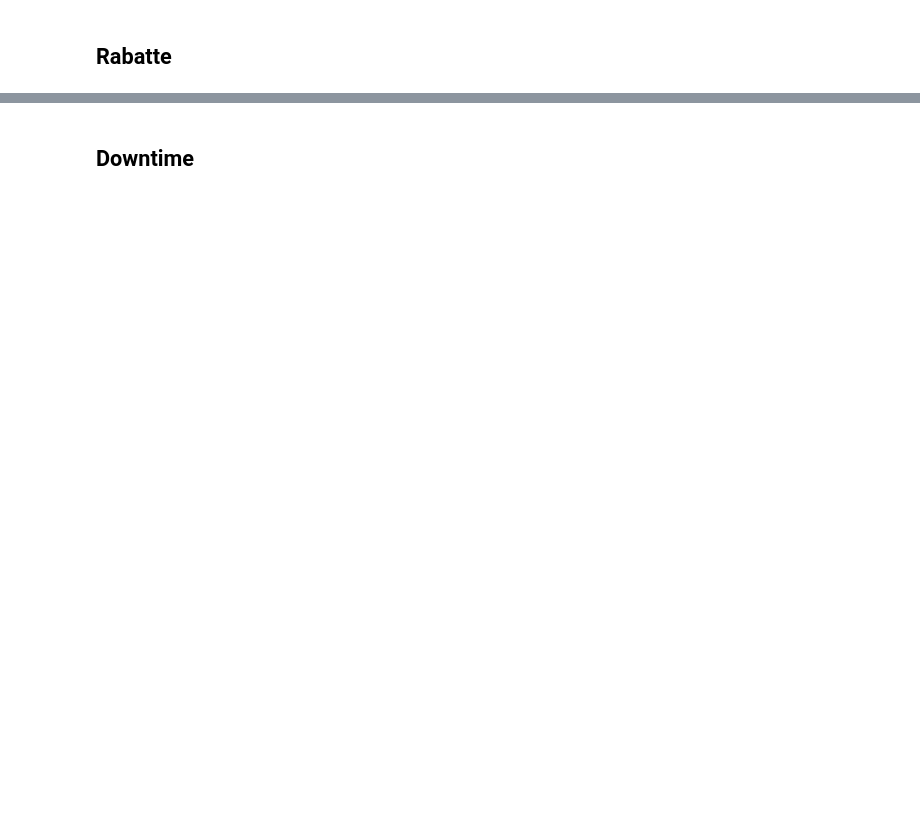
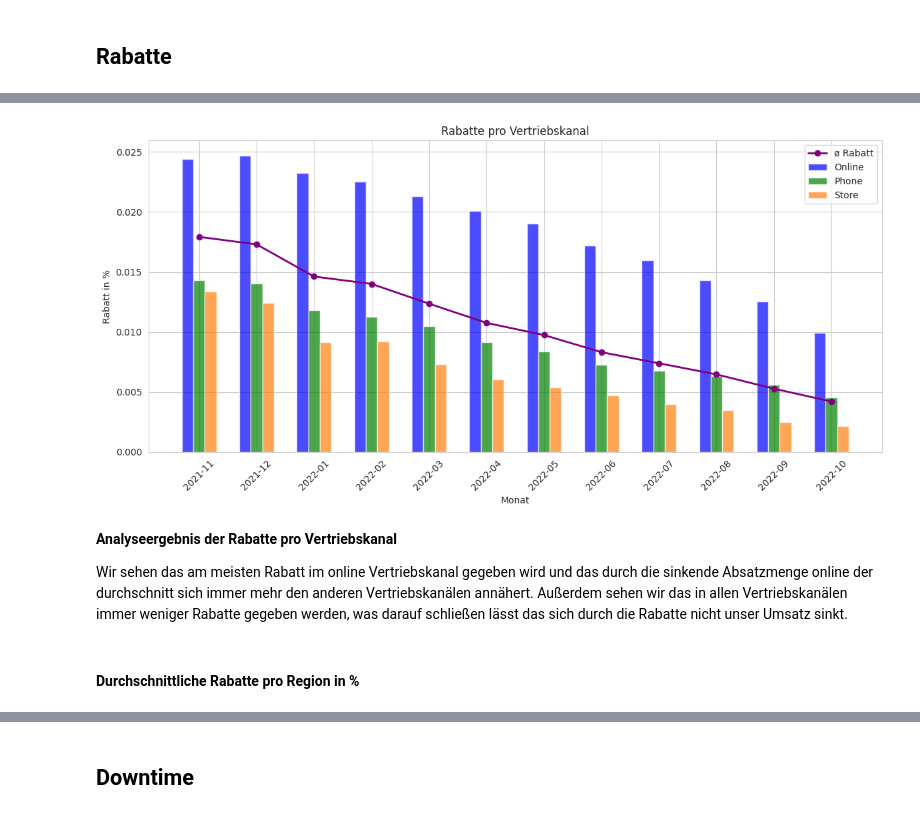
Before and after one commit to AliBenBali/TabletGmbHProjekt, a Jupyter notebook: Fallstudie_Novakovic_Elbers_Cicek_Barberi.ipynb, the cells around one changed output, grey strips where cells are left out. Cells and saved outputs as stored; diff of their text form; code cells hidden in the pictures; blank space fills up the shorter version.

```diff
--- a/Fallstudie_Novakovic_Elbers_Cicek_Barberi.ipynb
+++ b/Fallstudie_Novakovic_Elbers_Cicek_Barberi.ipynb
@@ -836,37 +1159,45 @@ df_discounts_store_monthly['date'] = df_discounts_store_monthly['date'].dt.to_ti
 plt.figure(figsize=(12, 6))
 
 # Extract year and month from the 'date' column
 df_discounts_online_monthly['year_month'] = df_discounts_online_monthly['date'].dt.strftime('%Y-%m')
 
 # Create a list of unique year_month values for x-axis
 x_labels = df_discounts_online_monthly['year_month'].unique()
 x = np.arange(len(df_discounts_online_monthly['date']))
 
 # Define the width for each bar
 bar_width = 0.2
 
 # Create the bar plots for each sales channel
-plt.bar(x - bar_width, (1 - df_discounts_online_monthly['discount']), width=bar_width, label='Online', color='b', alpha=0.7)
-plt.bar(x, (1 - df_discounts_phone_monthly['discount']), width=bar_width, label='Phone', color='g', alpha=0.7)
-plt.bar(x + bar_width, (1 - df_discounts_store_monthly['discount']), width=bar_width, label='Store', color='tab:orange', alpha=0.7)
+plt.bar(x - bar_width, (df_discounts_online_monthly['discount']), width=bar_width, label='Online', color='b', alpha=0.7)
+plt.bar(x, (df_discounts_phone_monthly['discount']), width=bar_width, label='Phone', color='g', alpha=0.7)
+plt.bar(x + bar_width, (df_discounts_store_monthly['discount']), width=bar_width, label='Store', color='tab:orange', alpha=0.7)
 
 # Plot the line plot using data from df_discounts_monthly
-plt.plot(x, (1 - df_discounts_monthly['discount']), label='ø Rabatt', color='purple', linewidth=2, marker='o')
+plt.plot(x, (df_discounts_monthly['discount']), label='ø Rabatt', color='purple', linewidth=2, marker='o')
 
 # Enhance the plot with titles and labels
 plt.title('Rabatte pro Vertriebskanal')
 plt.xlabel('Monat')
 plt.ylabel('Rabatt in %')
 
 # Set x-axis ticks and labels to be the dates
 plt.xticks(x, x_labels, rotation=45)
 
 # Add legend
 plt.legend(loc='upper right')
 
 # Show the plot
 plt.tight_layout()
 plt.show()
+# %% [output]
+[figure, added]
+# %% [markdown]
+**Analyseergebnis der Rabatte pro Vertriebskanal**
+
+Wir sehen das am meisten Rabatt im online Vertriebskanal gegeben wird und das durch die sinkende Absatzmenge online der durchschnitt sich immer mehr den anderen Vertriebskanälen annähert. Außerdem sehen wir das in allen Vertriebskanälen immer weniger Rabatte gegeben werden, was darauf schließen lässt das sich durch die Rabatte nicht unser Umsatz sinkt.
+# %% [markdown]
+#### Durchschnittliche Rabatte pro Region in %
 # %%
 df_sales_A = df_sales[df_sales['region'] == 'A']
 df_sales_B = df_sales[df_sales['region'] == 'B']
```
Also changed, not shown: parts of 54 cells of this notebook.
